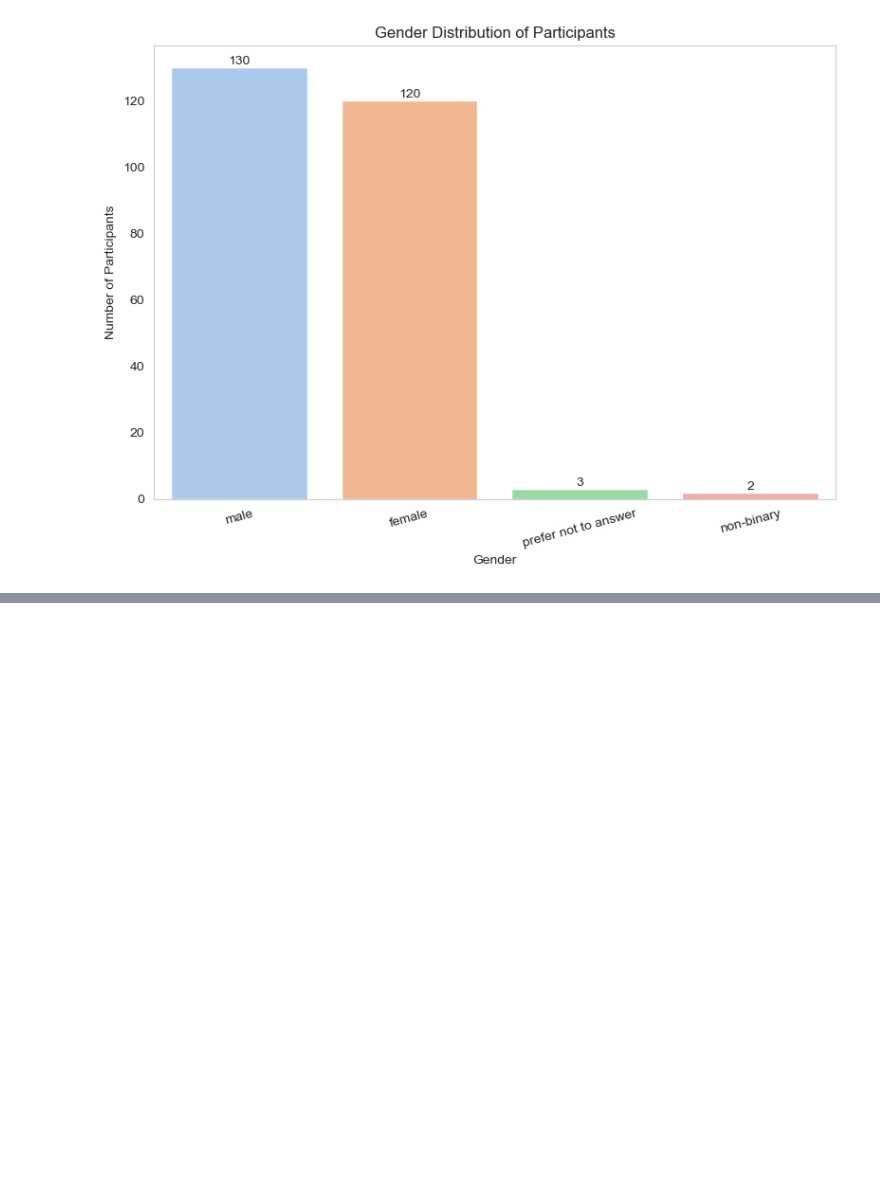
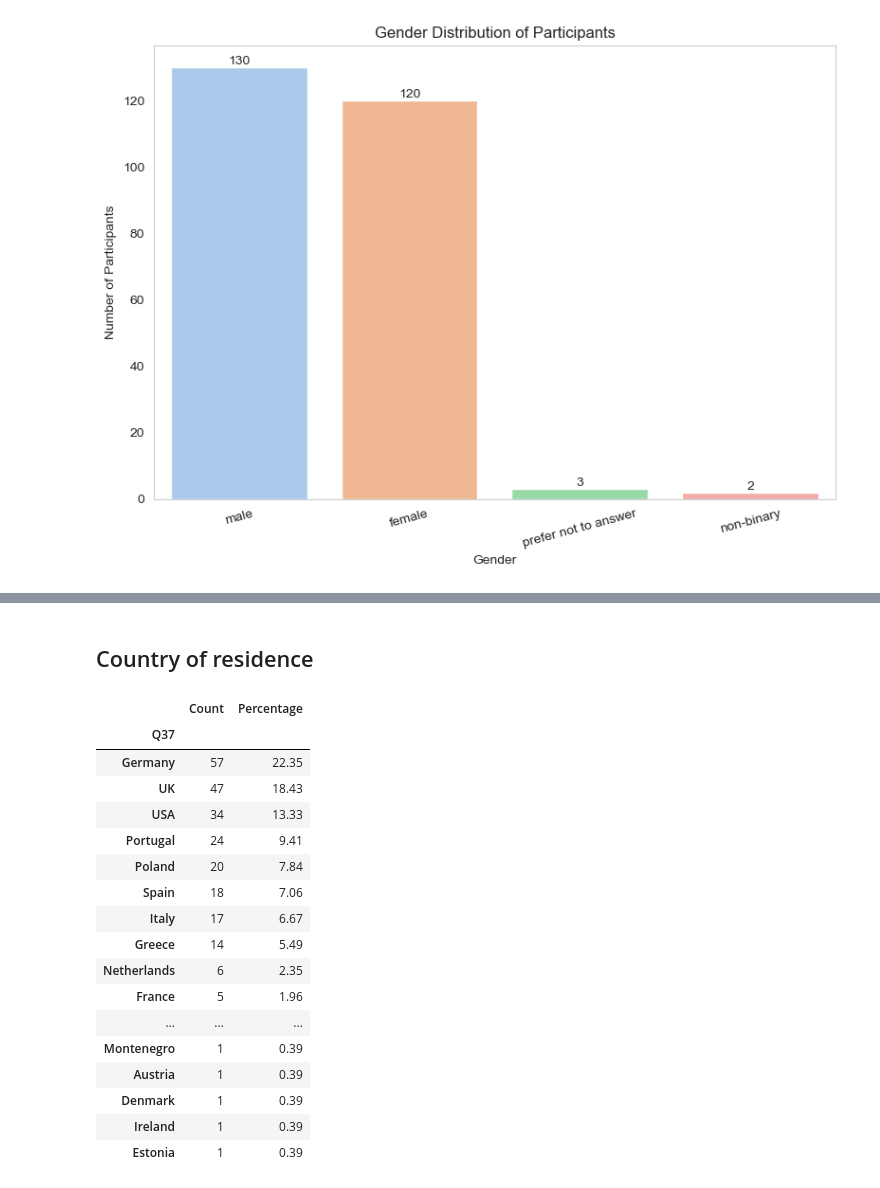
Before and after one commit to lroessert/cybersec-conv-analysis, a Jupyter notebook: source/analysis_demographic.ipynb, the cells around one changed output, grey strips where cells are left out. Cells and saved outputs as stored; diff of their text form; code cells hidden in the pictures; blank space fills up the shorter version.

```diff
--- a/source/analysis_demographic.ipynb
+++ b/source/analysis_demographic.ipynb
@@ -138,0 +139,40 @@ plt.show()
+# %% [markdown]
+## Country of residence
+# %%
+q37_col = None
+for col in df.columns:
+    if col.strip().lower() == "q37":
+        q37_col = col
+        break
+
+# Compute value counts and percentages
+if q37_col:
+    country_counts = df[q37_col].value_counts(dropna=True)
+    country_percent = (country_counts / country_counts.sum()) * 100
+    country_stats = pd.DataFrame({
+        "Count": country_counts,
+        "Percentage": country_percent.round(2)
+    })
+else:
+    country_stats = pd.DataFrame()
+
+country_stats
+# %% [output]
+|  | Count | Percentage |
+| Q37 |  |  |
+| Germany | 57 | 22.35 |
+| UK | 47 | 18.43 |
+| USA | 34 | 13.33 |
+| Portugal | 24 | 9.41 |
+| Poland | 20 | 7.84 |
+| Spain | 18 | 7.06 |
+| Italy | 17 | 6.67 |
+| Greece | 14 | 5.49 |
+| Netherlands | 6 | 2.35 |
+| France | 5 | 1.96 |
+| ... | ... | ... |
+| Montenegro | 1 | 0.39 |
+| Austria | 1 | 0.39 |
+| Denmark | 1 | 0.39 |
+| Ireland | 1 | 0.39 |
+| Estonia | 1 | 0.39 |
```
Also changed, not shown: parts of 2 cells of this notebook, 3 other files.
